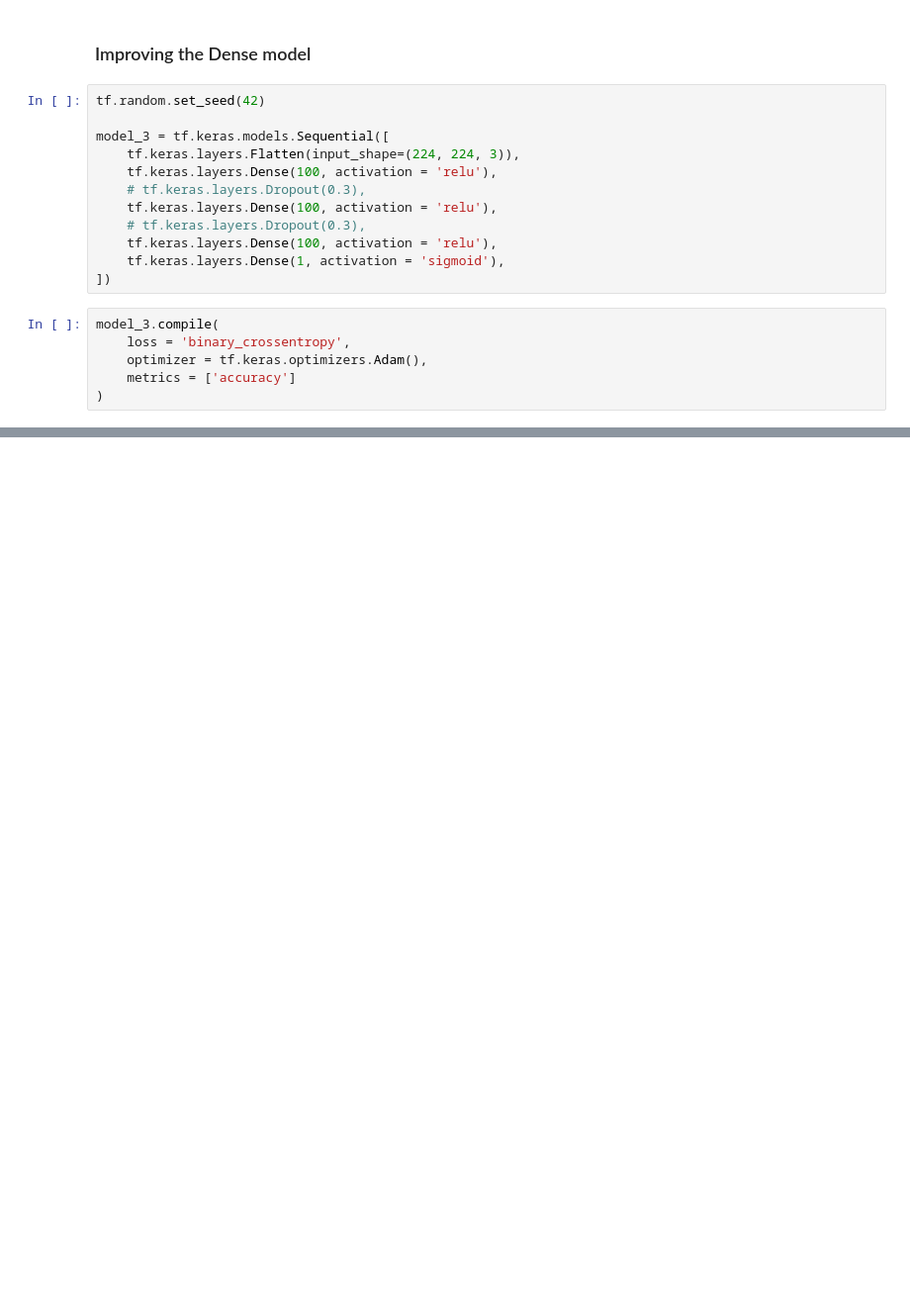
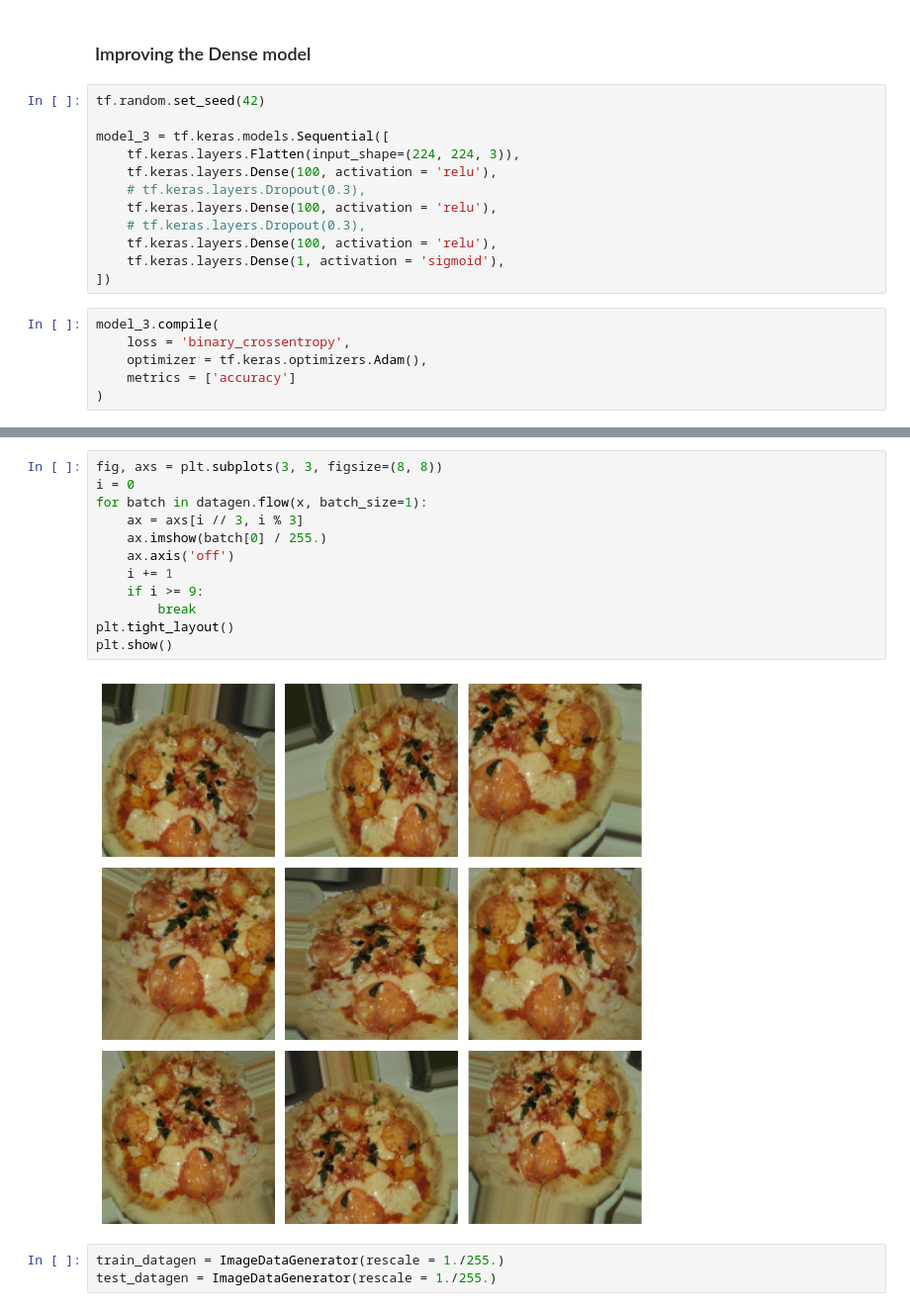
Before and after one commit to alchemistbg/udemy-tensorflow-developer-certificate-bootcamp, a Jupyter notebook: Section-05/Computer_vision_and_CNN.ipynb, the cells around one changed output, grey strips where cells are left out. Shown at 99% size. Drawn from its saved outputs; the diff is of its cells as text; blank space fills up the shorter version.

```diff
--- a/Section-05/Computer_vision_and_CNN.ipynb
+++ b/Section-05/Computer_vision_and_CNN.ipynb
@@ -438,0 +481,17 @@ Model: "sequential_2"
+# %%
+fig, axs = plt.subplots(3, 3, figsize=(8, 8))
+i = 0
+for batch in datagen.flow(x, batch_size=1):
+    ax = axs[i // 3, i % 3]
+    ax.imshow(batch[0] / 255.)
+    ax.axis('off')
+    i += 1
+    if i >= 9:
+        break
+plt.tight_layout()
+plt.show()
+# %% [output]
+[figure, added]
+# %%
+train_datagen = ImageDataGenerator(rescale = 1./255.)
+test_datagen = ImageDataGenerator(rescale = 1./255.)
```
Also changed, not shown: parts of 24 cells of this notebook.
